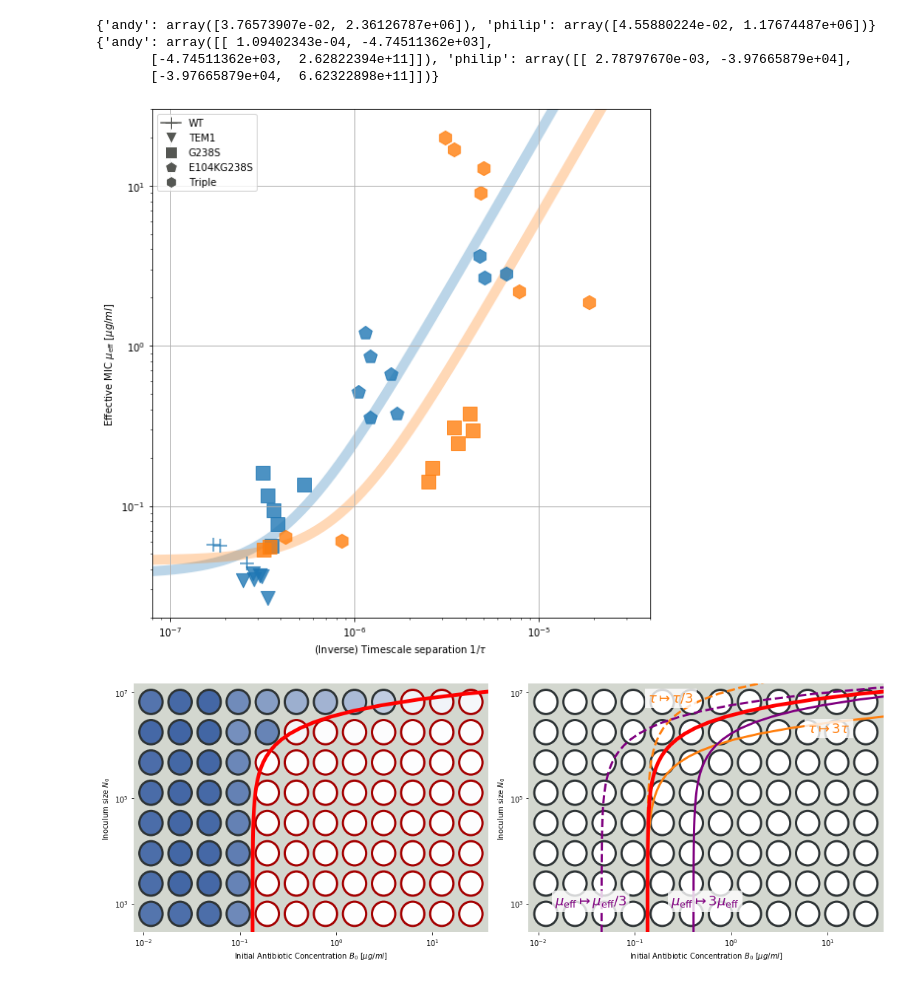
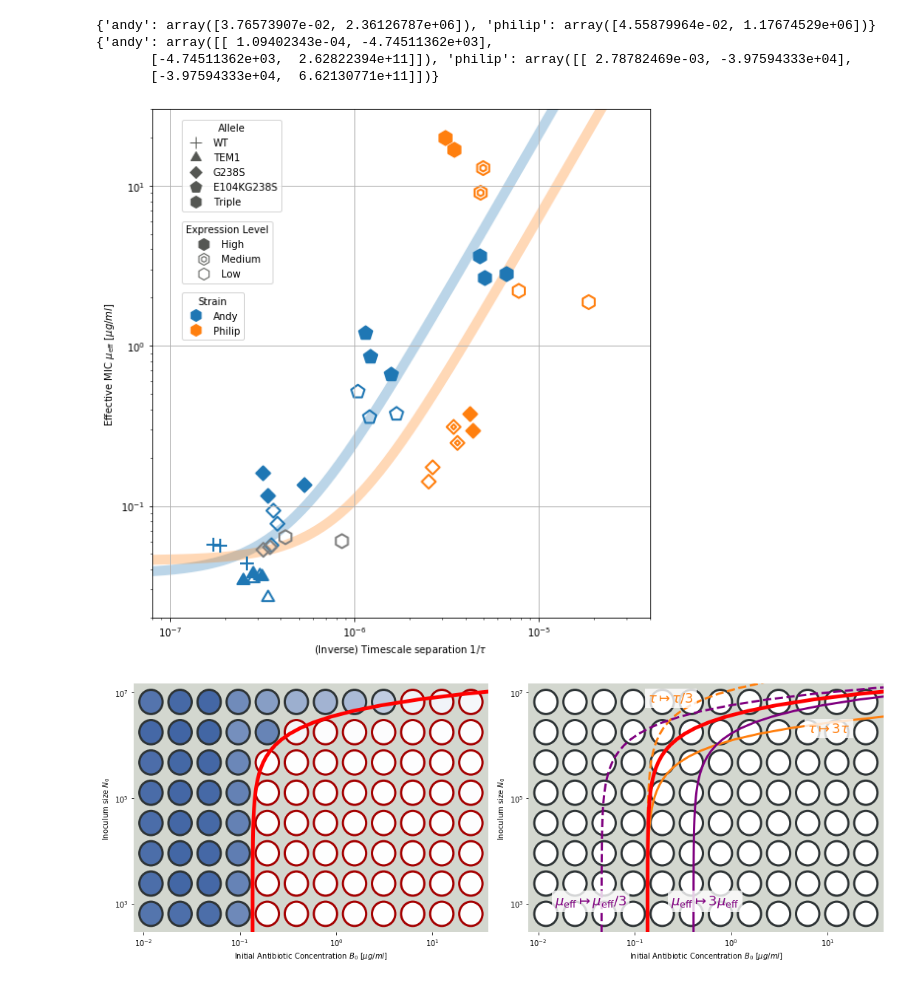
Before and after one commit to Michael000777/antibiotics, a Jupyter notebook: plots/plots for manuscript.ipynb, the cells around one changed output. Cells and saved outputs as stored; diff of their text form; code cells hidden in the pictures.

Commit message:
improve plots

```diff
--- a/plots/plots for manuscript.ipynb
+++ b/plots/plots for manuscript.ipynb
@@ -95,14 +94,14 @@ for exp in ['andy','philip']:
     mueff = results[results['exp'] == exp]['NB_sMIC'].values
 
     m0_estimate = np.min(mueff)
-    phi_estimate = np.sqrt(np.exp(2*np.mean(np.log(tauvalues)) + np.mean(np.log(mueff)))/m0_estimate)
+    phi_estimate = np.sqrt(np.exp(2*np.mean(np.log(tau)) + np.mean(np.log(mueff)))/m0_estimate)
 
     fitvalues[exp], cov[exp] = spo.curve_fit(logmueff,tau, np.log(mueff),p0 = [m0_estimate,phi_estimate])
 
 print(fitvalues)
 print(cov)
 # %% [output]
-{'andy': array([3.76573907e-02, 2.36126787e+06]), 'philip': array([4.55880224e-02, 1.17674487e+06])}
+{'andy': array([3.76573907e-02, 2.36126787e+06]), 'philip': array([4.55879964e-02, 1.17674529e+06])}
 {'andy': array([[ 1.09402343e-04, -4.74511362e+03],
-       [-4.74511362e+03,  2.62822394e+11]]), 'philip': array([[ 2.78797670e-03, -3.97665879e+04],
-       [-3.97665879e+04,  6.62322898e+11]])}
+       [-4.74511362e+03,  2.62822394e+11]]), 'philip': array([[ 2.78782469e-03, -3.97594333e+04],
+       [-3.97594333e+04,  6.62130771e+11]])}
@@ -109,35 +135,46 @@ print(cov)
 # %%
 fig,ax = plt.subplots(1,1,figsize = (8,8))
 
-colors1 = {'andy':'TAB:BLUE','philip':'TAB:ORANGE'}
-colors2 = {'andy':'TAB:GREEN','philip':'TAB:RED'}
-alleles = {'WT':'+','TEM1':'v','G238S':'s','E104KG238S':'p','Triple':'h'}
-exprlevel = {'-IPTG':'none','+IPTG':'full','None':'none','Low':'top','Med':'bottom','High':'full'}
-
 for index,experiment in results.iterrows():
-    ax.scatter(experiment['NB_tau'],experiment['NB_sMIC'],c = colors1[experiment['exp']], marker = alleles[experiment['Allele']], s = 200,alpha = .8)
-    #ax.scatter(experiment['BN_tau'],experiment['BN_sMIC'],c = colors2[experiment['exp']], marker = alleles[experiment['Allele']], s = 200,alpha = .8)
-
+    ax.scatter(experiment['NB_tau'],experiment['NB_sMIC'], **plotoptions(experiment))
 
 ax.set_yscale('log')
 ax.set_xscale('log')
 ax.set_xlim([8e-8,4e-5])
 ax.set_ylim([2e-2,3e1])
 ax.set_xlabel(r'(Inverse) Timescale separation $1/\tau$')
 ax.set_ylabel(r'Effective MIC $\mu_\mathrm{{eff}}$ $[\mu g/ml]$')
 
+
 xx = np.exp(np.linspace(np.log(ax.get_xlim()[0]), np.log(ax.get_xlim()[1]), num = 200))
 ax.plot(xx,np.exp(logmueff(1/xx,fitvalues['andy'][0],   fitvalues['andy'][1])),   c = colors1['andy'],   lw = 10, alpha = .3, zorder = -2)
 ax.plot(xx,np.exp(logmueff(1/xx,fitvalues['philip'][0], fitvalues['philip'][1])), c = colors1['philip'], lw = 10, alpha = .3, zorder = -2)
 
-custom_legend = [matplotlib.lines.Line2D([0],[0],marker = marker, label = label, color = 'white' if label != 'WT' else '#555753', markersize = 12, markerfacecolor = '#555753') for label,marker in alleles.items()]
-ax.legend(handles = custom_legend)
+legendcolor = '#555753'
+
+allele_legend_markers = [matplotlib.lines.Line2D([0],[0], marker = polygon(corners = marker), color = legendcolor, markersize = 12, linestyle='None') for label,marker in alleles.items()]
+allele_legend_labels  = [label for label,marker in alleles.items()]
+allele_legend = plt.legend(allele_legend_markers, allele_legend_labels, title = 'Allele',bbox_to_anchor=(0.05,0.99), loc = 'upper left')
+ax.add_artist(allele_legend)
+
+exprlvl_legend_markers = [  matplotlib.lines.Line2D([0],[0], marker = polygon(6,False), markerfacecolor = legendcolor, markeredgecolor = legendcolor, linestyle = 'None', markersize = 12),
+                            matplotlib.lines.Line2D([0],[0], marker = polygon(6,True),  markerfacecolor = 'None',      markeredgecolor = legendcolor, linestyle = 'None', markersize = 12),
+                            matplotlib.lines.Line2D([0],[0], marker = polygon(6,False), markerfacecolor = 'None',      markeredgecolor = legendcolor, linestyle = 'None', markersize = 12)]
+exprlvl_legend_labels  = ['High', 'Medium', 'Low']
+
+exprlvl_legend = plt.legend(exprlvl_legend_markers, exprlvl_legend_labels, title = 'Expression Level', bbox_to_anchor = (.05,0.79), loc = 'upper left')
+ax.add_artist(exprlvl_legend)
+
+strain_legend_markers = [   matplotlib.lines.Line2D([0],[0], marker = polygon(6,False), markerfacecolor = colors1['andy'],   markeredgecolor = colors1['andy'],   linestyle = 'None', markersize = 12),
+                            matplotlib.lines.Line2D([0],[0], marker = polygon(6,False), markerfacecolor = colors1['philip'], markeredgecolor = colors1['philip'], linestyle = 'None', markersize = 12)]
+strain_legend_labels  = ['Andy', 'Philip']
+ax.legend(strain_legend_markers, strain_legend_labels, title = 'Strain', bbox_to_anchor = (.05, 0.65), loc = 'upper left')
 
 ax.grid()
 fig.tight_layout()
 fig.savefig('tau_smic.pdf')
 # %% [output]
-[figure, old version]
+[figure, new version]
 # %%
 def grid2design(gridcoordinates, plate_size, griddesign = (12.,8.)):
     if isinstance(gridcoordinates[0],(list,tuple,np.ndarray)):
```
Also changed, not shown: parts of 2 cells of this notebook.
